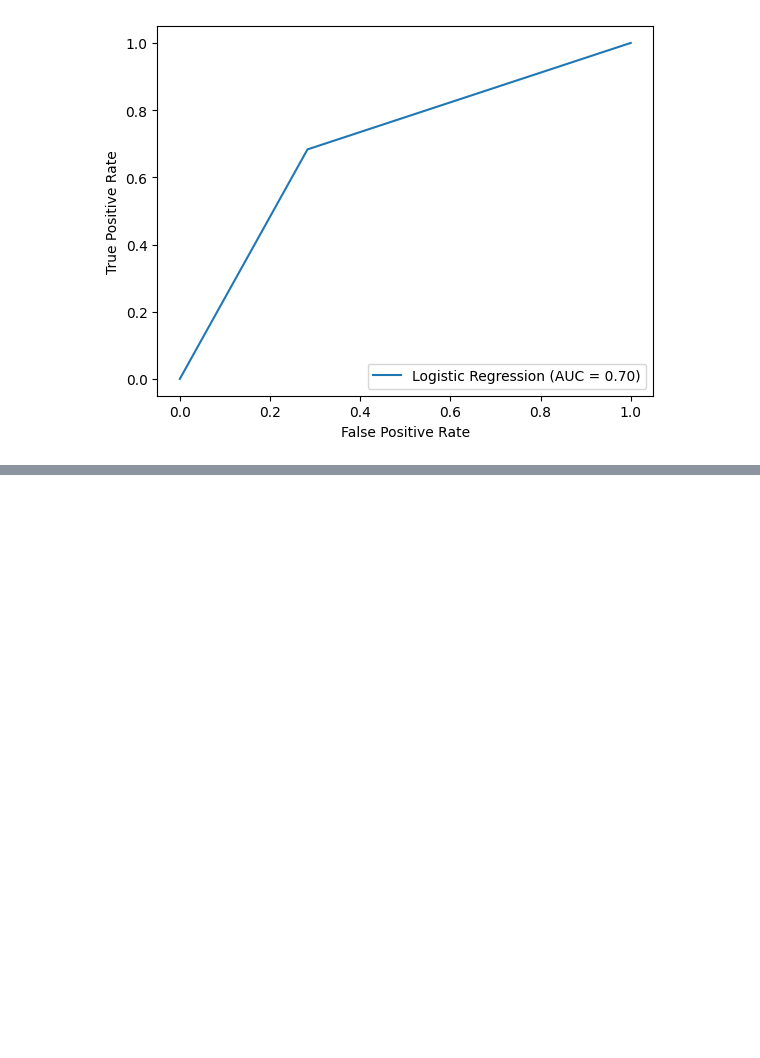
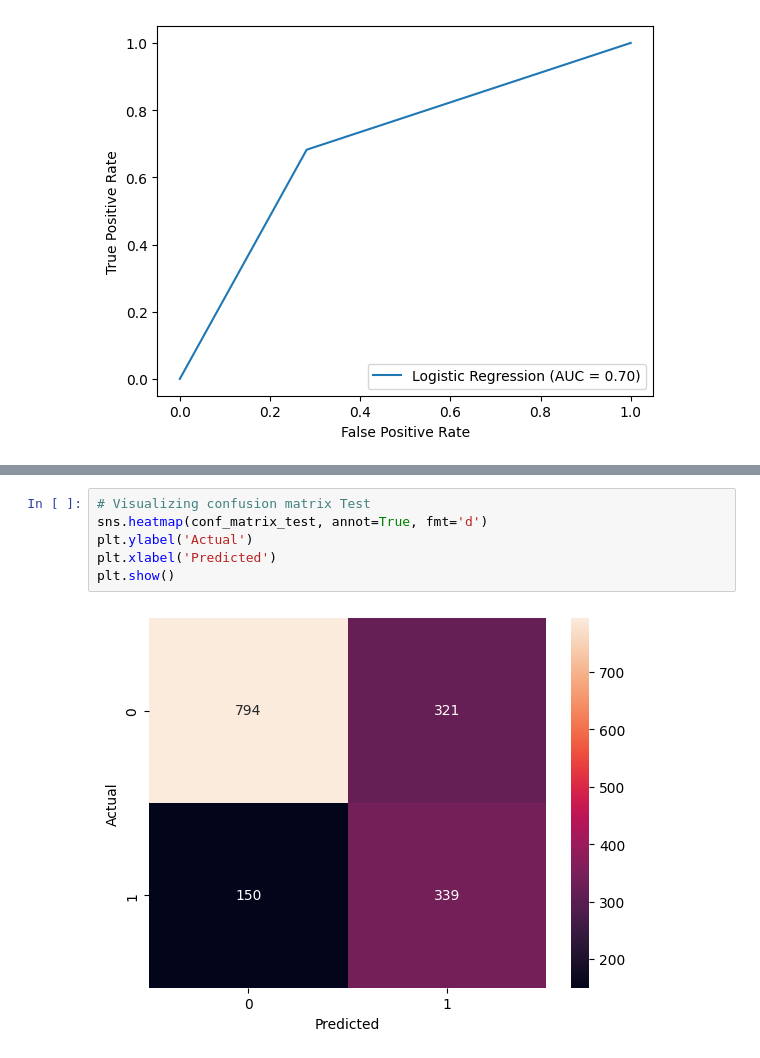
Before and after one commit to lilyzhizhou/Identifying-Prediabetes-ML, a Jupyter notebook: Logistic_Regression_Model_.ipynb, the cells around one changed output, grey strips where cells are left out. Drawn from its saved outputs; the diff is of its cells as text; blank space fills up the shorter version.

```diff
--- a/Logistic_Regression_Model_.ipynb
+++ b/Logistic_Regression_Model_.ipynb
@@ -160,3 +225,11 @@ plt.show()
+# %%
+# Visualizing confusion matrix Test
+sns.heatmap(conf_matrix_test, annot=True, fmt='d')
+plt.ylabel('Actual')
+plt.xlabel('Predicted')
+plt.show()
+# %% [output]
+[figure, added]
 # %%
 # Separate features and target variable
 X = datapd.drop('predm', axis=1)
```
Also changed, not shown: parts of 21 cells of this notebook.
